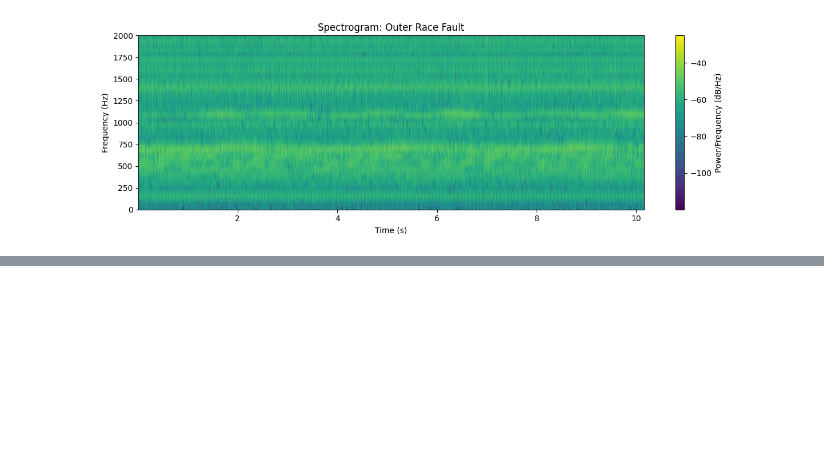
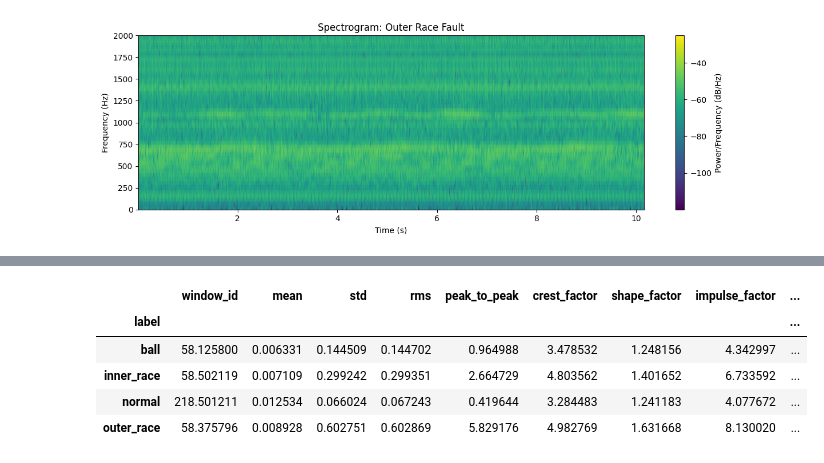
Before and after one commit to ThomasBainbridge/bearing-condition-monitor, a Jupyter notebook: notebooks/01_dataset_exploration.ipynb, the cells around one changed output, grey strips where cells are left out. Drawn from its saved outputs; the diff is of its cells as text; code cells hidden in the pictures; blank space fills up the shorter version.

```diff
--- a/notebooks/01_dataset_exploration.ipynb
+++ b/notebooks/01_dataset_exploration.ipynb
@@ -156,0 +299,9 @@ plot_signal_spectrogram(
+# %%
+feature_table_16.groupby("label").mean(numeric_only=True)
+# %% [output]
+|  | window_id | mean | std | rms | peak_to_peak | crest_factor | shape_factor | impulse_factor | ... |
+| label |  |  |  |  |  |  |  |  | ... |
+| ball | 58.125800 | 0.006331 | 0.144509 | 0.144702 | 0.964988 | 3.478532 | 1.248156 | 4.342997 | ... |
+| inner_race | 58.502119 | 0.007109 | 0.299242 | 0.299351 | 2.664729 | 4.803562 | 1.401652 | 6.733592 | ... |
+| normal | 218.501211 | 0.012534 | 0.066024 | 0.067243 | 0.419644 | 3.284483 | 1.241183 | 4.077672 | ... |
+| outer_race | 58.375796 | 0.008928 | 0.602751 | 0.602869 | 5.829176 | 4.982769 | 1.631668 | 8.130020 | ... |
```
Also changed, not shown: parts of 15 cells of this notebook, 6 other files.
